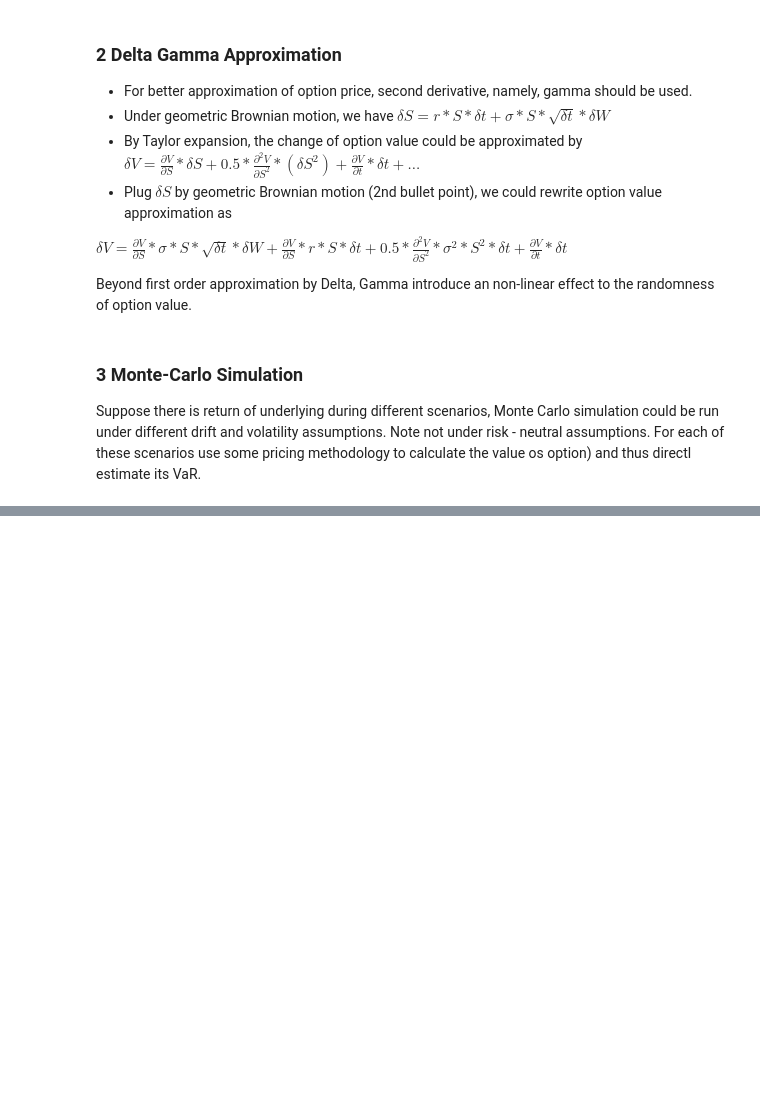
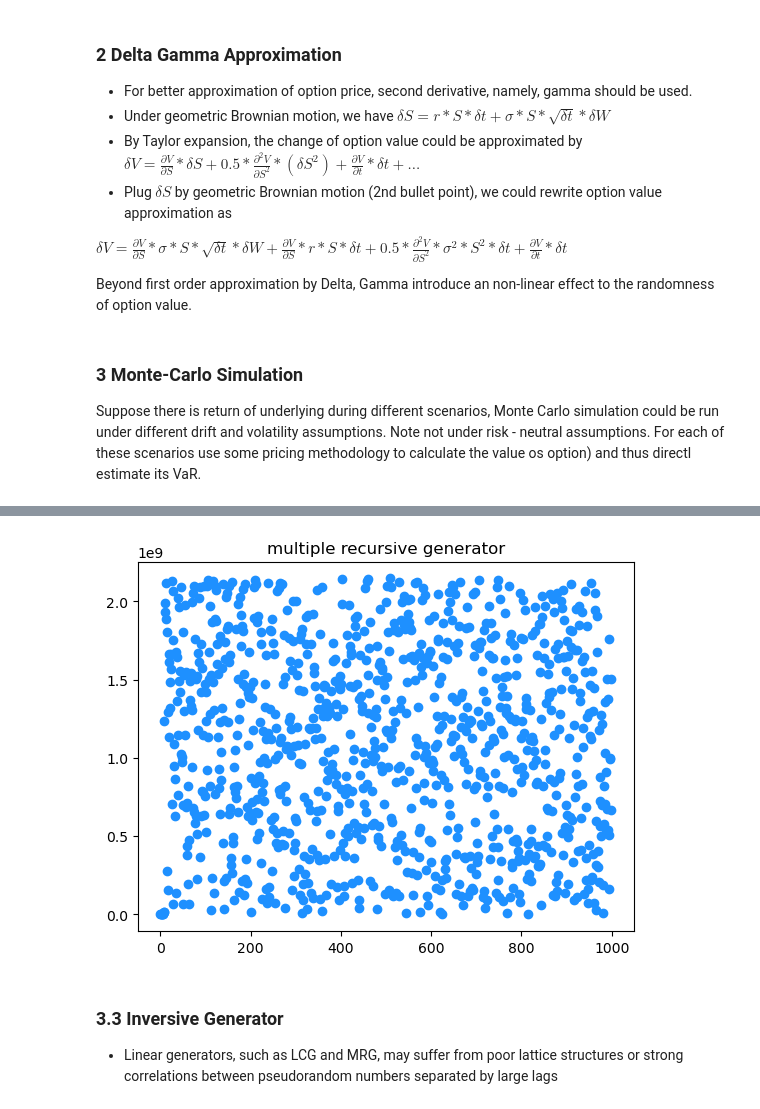
Before and after one commit to fionabay/slob, a Jupyter notebook: var/VAR.ipynb, the cells around one changed output, grey strips where cells are left out. Drawn from its saved outputs; the diff is of its cells as text; code cells hidden in the pictures; blank space fills up the shorter version.

```diff
--- a/var/VAR.ipynb
+++ b/var/VAR.ipynb
@@ -26,0 +61,12 @@ estimate its VaR.
+# %%
+rnds = rgtor.mrg()
+# %%
+plt.title('multiple recursive generator')
+plt.scatter(range(len(rnds)), rnds, color='dodgerblue')
+plt.show();
+# %% [output]
+[figure, added]
+# %% [markdown]
+### 3.3 Inversive Generator
+
+- Linear generators, such as LCG and MRG,  may suffer from poor lattice structures or strong correlations between pseudorandom numbers separated by large lags
```
Also changed, not shown: parts of 10 cells of this notebook, 1 other file.
